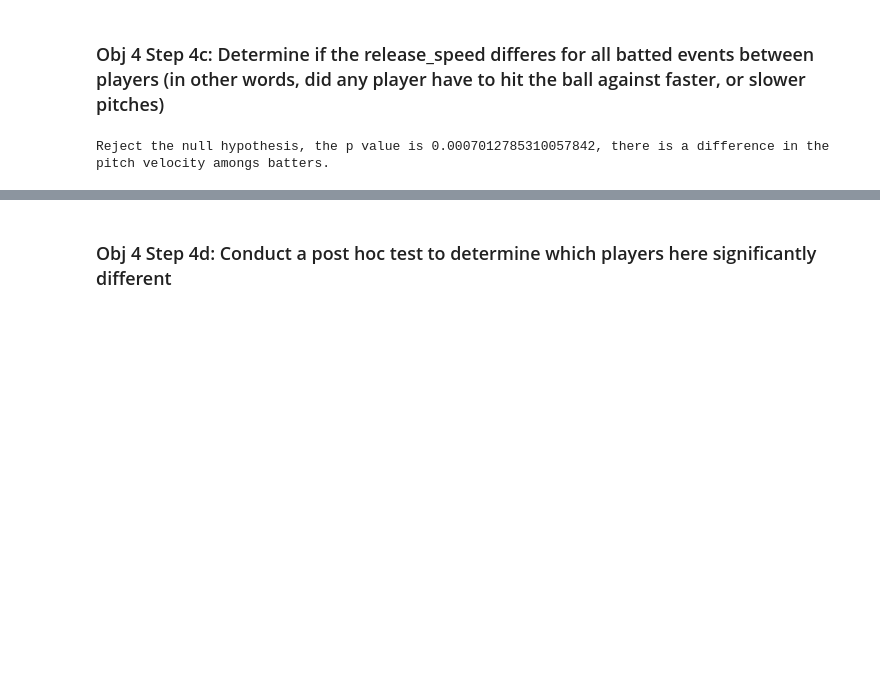
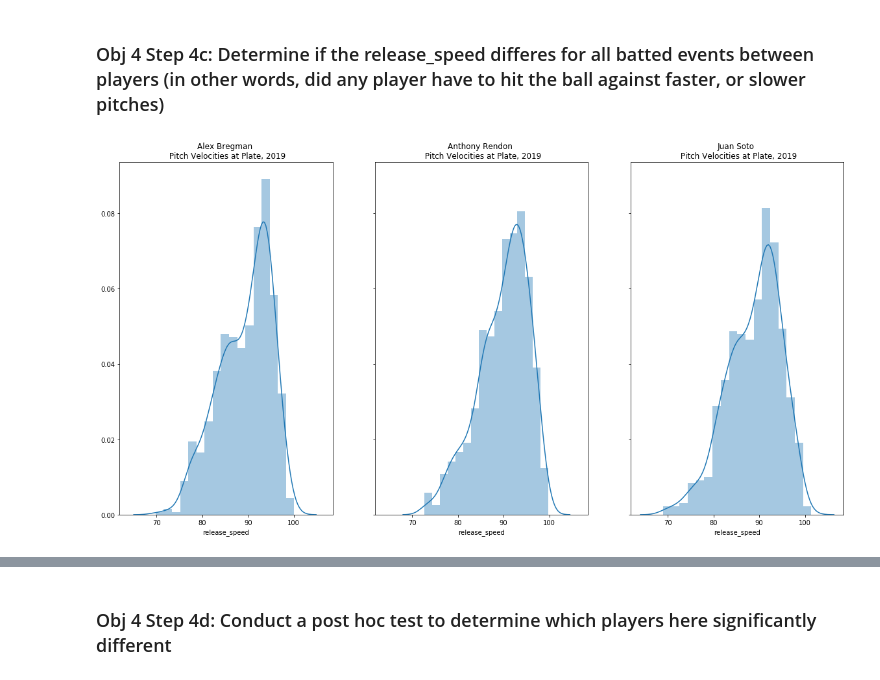
Before and after one commit to BitterScientist/bitterscientist.com, a Jupyter notebook: folders/ds_blogs/projects/2019_mlb_final_hitters/Top_HR_Player_Analysis.ipynb, the cells around one changed output, grey strips where cells are left out. Cells and saved outputs as stored; diff of their text form; code cells hidden in the pictures; blank space fills up the shorter version.

```diff
--- a/folders/ds_blogs/projects/2019_mlb_final_hitters/Top_HR_Player_Analysis.ipynb
+++ b/folders/ds_blogs/projects/2019_mlb_final_hitters/Top_HR_Player_Analysis.ipynb
@@ -615,7 +569,10 @@ anova_rs = stats.f_oneway(bregman_rs, rendon_rs, soto_rs)
-# %%
-if anova_rs[1] >= 0.05:
-    print(f"Do not reject the null hypothesis, the p value is {anova_rs[1]} no difference in the pitch velocity amongst batters.")
-else:
-    print(f"Reject the null hypothesis, the p value is {anova_rs[1]}, there is a difference in the pitch velocity amongs batters.")
-# %% [output]
-Reject the null hypothesis, the p value is 0.0007012785310057842, there is a difference in the pitch velocity amongs batters.
+# %%
+# Determine if the pitches follow a normal distribution
+fig1, axs1 = plt.subplots(ncols=3, sharex=True, sharey=True, figsize=(20, 10))
+sns.distplot(player_df.loc[(season2019_rs_df['batter'] == 'Bregman')]["release_speed"], color='tab:blue', ax=axs1[0]).set_title('Alex Bregman \n Pitch Velocities at Plate, 2019')
+sns.distplot(player_df.loc[(season2019_rs_df['batter'] == 'Rendon')]["release_speed"], color='tab:blue', ax=axs1[1]).set_title('Anthony Rendon \n Pitch Velocities at Plate, 2019')
+sns.distplot(player_df.loc[(season2019_rs_df['batter'] == 'Soto')]["release_speed"], color='tab:blue', ax=axs1[2]).set_title('Juan Soto \n Pitch Velocities at Plate, 2019')
+fig1.savefig("static/images/at_plate_pitch_velocities_distplot.png", bbox_inches='tight')
+plt.show()
+# %% [output]
+[figure, added]
```
Also changed, not shown: parts of 35 cells of this notebook, 9 other files.
